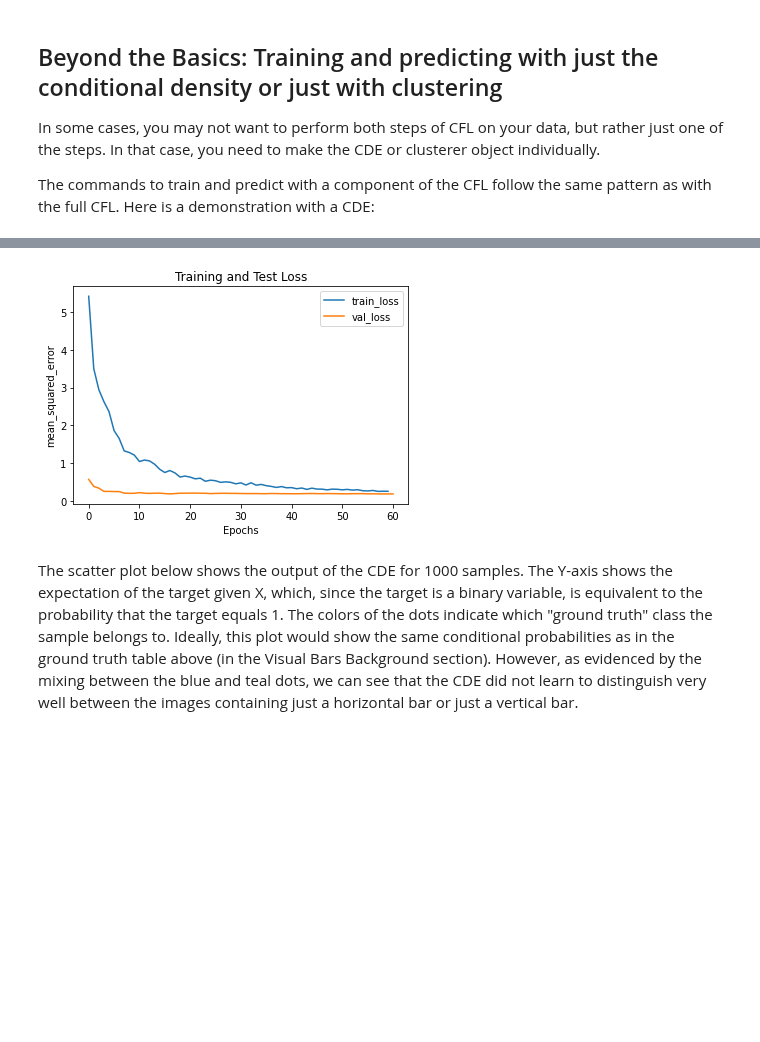
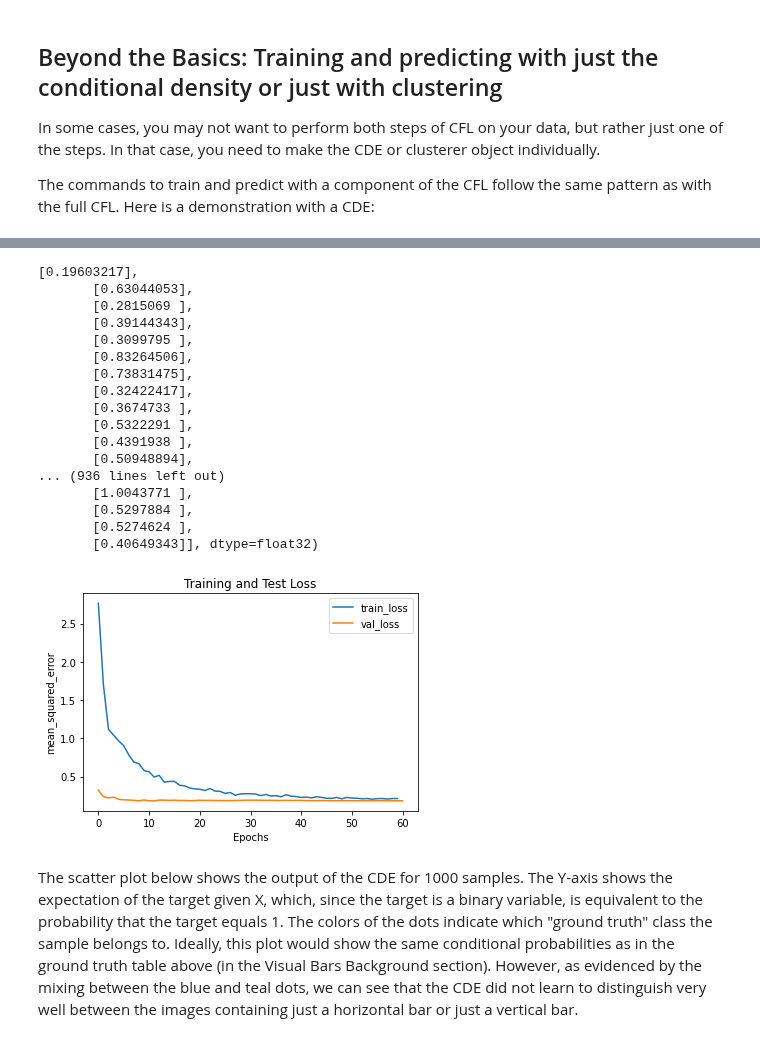
Before and after one commit to eberharf/cfl, a Jupyter notebook: examples/quick_start_guide.ipynb, the cells around one changed output, grey strips where cells are left out. Saved outputs shown, nothing was run; the diff lists cells and outputs as text; code cells hidden in the pictures; blank space fills up the shorter version.

```diff
--- a/examples/quick_start_guide.ipynb
+++ b/examples/quick_start_guide.ipynb
@@ -287,9 +293,15 @@ The commands to train and predict with a component of the CFL follow the same pa
 # %%
 # save experiment results from this CFL configuration across all datasets to 'results/visual_bars/experiment000x'
 # note: each new instantiation of ExperimentSaver will create a new experiment000x directory.
+# here, we will be runninga new configuration of CFL, so we want to store this in a new experiment
 experiment_saver2 = ExperimentSaver('results/visual_bars')
 
-# construct dataset. this will save all dataset-specific results to 'results/visual_bars/experiment000x/dataset0'
+# construct dataset. this will save all dataset-specific results to 'results/visual_bars/experiment000x/dataset2'
+n_samples = 1000
+im_shape = (10, 10)
+noise_lvl= 0.03
+random_state = 180
+vb_data = vbd.VisualBarsData(n_samples=n_samples, im_shape = im_shape, noise_lvl=noise_lvl, set_random_seed=random_state)
 dataset2 = Dataset(X, Y, dataset_label='dataset2', experiment_saver=experiment_saver2)
 
 # generic data parameters
@@ -311,5 +323,5 @@ CDE_object = cfl.density_estimation_methods.condExpVB.CondExpVB(data_info, CDE_p
 CDE_object.train(dataset2, standardize=False, best=True)
 
 #predicting with it is also easy!
-pyx = CDE_object.predict(dataset2)
+CDE_object.predict(dataset2)
 # %% [output]
@@ -333,4 +345,21 @@ Loading parameters from  results/visual_bars\experiment0006\dataset2\checkpoints
+[0.19603217],
+       [0.63044053],
+       [0.2815069 ],
+       [0.39144343],
+       [0.3099795 ],
+       [0.83264506],
+       [0.73831475],
+       [0.32422417],
+       [0.3674733 ],
+       [0.5322291 ],
+       [0.4391938 ],
+       [0.50948894],
+... (936 lines left out)
+       [1.0043771 ],
+       [0.5297884 ],
+       [0.5274624 ],
+       [0.40649343]], dtype=float32)
-[figure, old version]
+[figure, new version]
 # %% [markdown]
 The scatter plot below shows the output of the CDE for 1000 samples. The Y-axis shows the expectation of the target given X, which, since the target is a binary variable, is equivalent to the probability that the target equals 1. The colors of the dots indicate which "ground truth" class the sample belongs to. Ideally, this plot would show the same conditional probabilities as in the ground truth table above (in the Visual Bars Background section). However, as evidenced by the mixing between the blue and teal dots, we can see that the CDE did not learn to distinguish very well between the images containing just a horizontal bar or just a vertical bar.
 # %%
```
Also changed, not shown: parts of 13 cells of this notebook, 3 other files.
